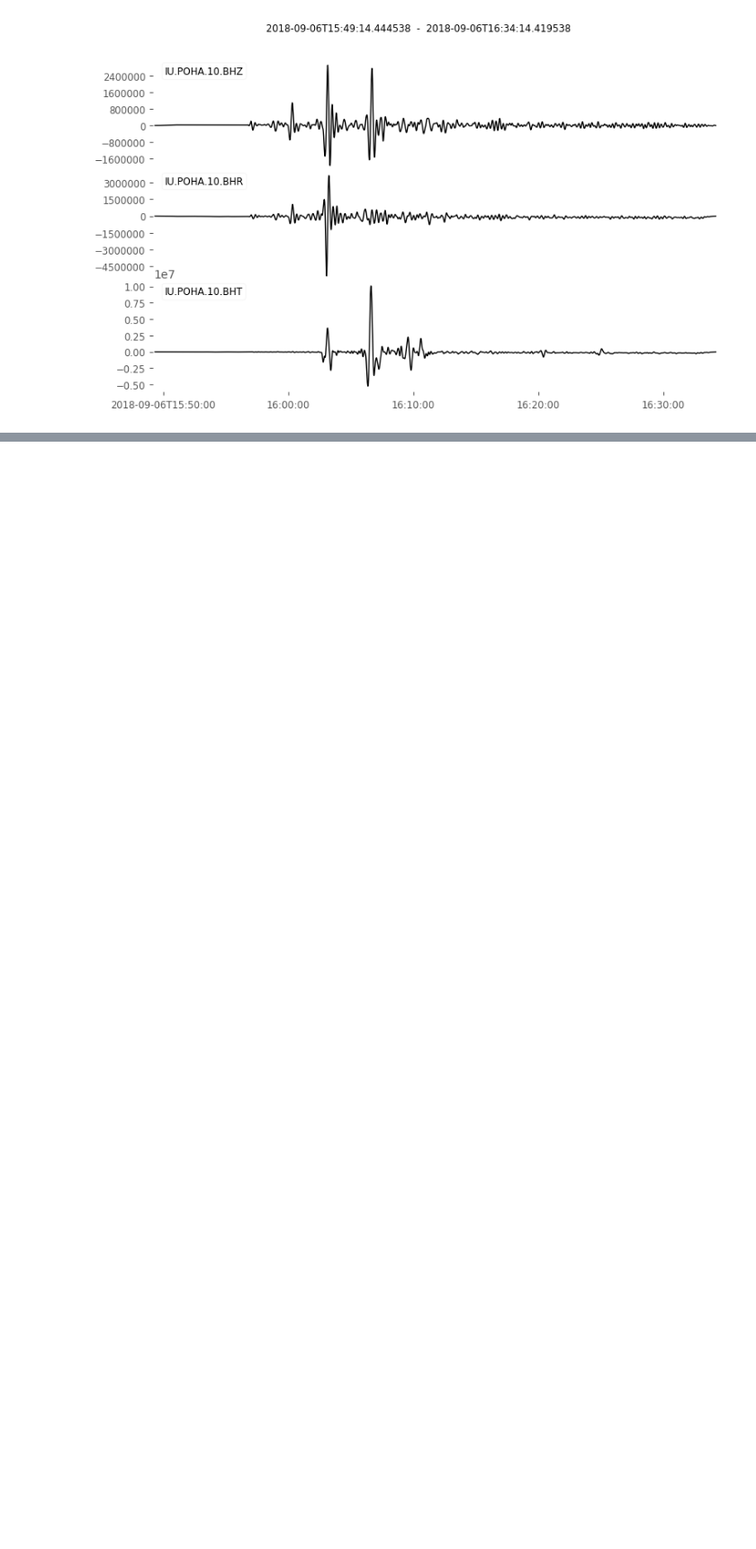
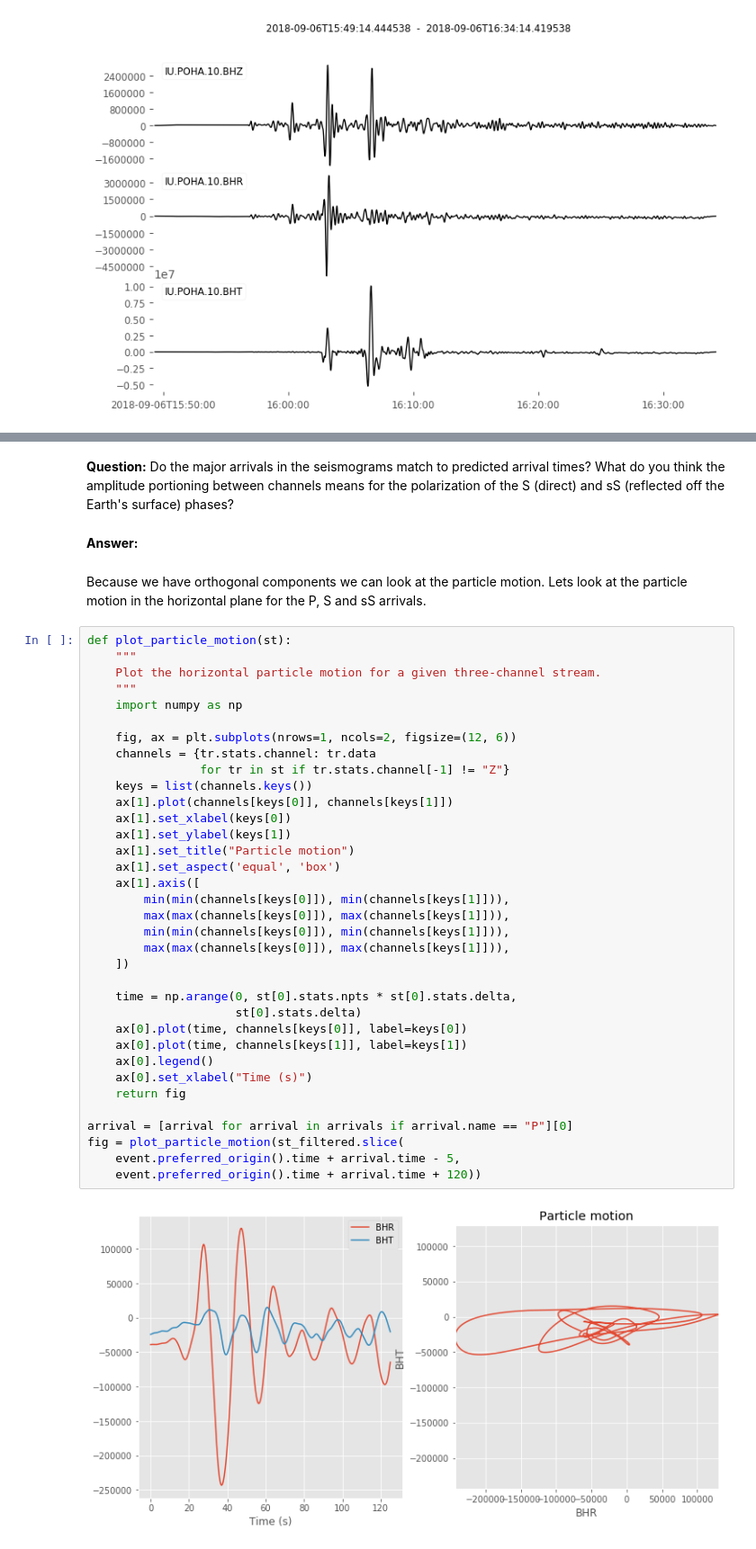
Before and after one commit to calum-chamberlain/GPHS445_notebooks, a Jupyter notebook: 2_Seismic_waves/1_Seismic_Waves.ipynb, the cells around one changed output, grey strips where cells are left out. Shown at 90% size. Cells and saved outputs as stored; diff of their text form; blank space fills up the shorter version.

```diff
--- a/2_Seismic_waves/1_Seismic_Waves.ipynb
+++ b/2_Seismic_waves/1_Seismic_Waves.ipynb
@@ -98,0 +158,45 @@ _ = fig.legend()
+# %% [markdown]
+**Question:** Do the major arrivals in the seismograms match to predicted arrival times? What do you think the amplitude
+portioning between channels means for the polarization of the S (direct) and sS (reflected off the Earth's surface) phases?
+# %% [markdown]
+**Answer:**
+# %% [markdown]
+Because we have orthogonal components we can look at the particle motion.  Lets look at the
+particle motion in the horizontal plane for the P, S and sS arrivals.
+# %%
+def plot_particle_motion(st):
+    """
+    Plot the horizontal particle motion for a given three-channel stream.
+    """
+    import numpy as np
+
+    fig, ax = plt.subplots(nrows=1, ncols=2, figsize=(12, 6))
+    channels = {tr.stats.channel: tr.data
+                for tr in st if tr.stats.channel[-1] != "Z"}
+    keys = list(channels.keys())
+    ax[1].plot(channels[keys[0]], channels[keys[1]])
+    ax[1].set_xlabel(keys[0])
+    ax[1].set_ylabel(keys[1])
+    ax[1].set_title("Particle motion")
+    ax[1].set_aspect('equal', 'box')
+    ax[1].axis([
+        min(min(channels[keys[0]]), min(channels[keys[1]])),
+        max(max(channels[keys[0]]), max(channels[keys[1]])),
+        min(min(channels[keys[0]]), min(channels[keys[1]])),
+        max(max(channels[keys[0]]), max(channels[keys[1]])),
+    ])
+
+    time = np.arange(0, st[0].stats.npts * st[0].stats.delta,
+                     st[0].stats.delta)
+    ax[0].plot(time, channels[keys[0]], label=keys[0])
+    ax[0].plot(time, channels[keys[1]], label=keys[1])
+    ax[0].legend()
+    ax[0].set_xlabel("Time (s)")
+    return fig
+
+arrival = [arrival for arrival in arrivals if arrival.name == "P"][0]
+fig = plot_particle_motion(st_filtered.slice(
+    event.preferred_origin().time + arrival.time - 5,
+    event.preferred_origin().time + arrival.time + 120))
+# %% [output]
+[figure, added]
```
Also changed, not shown: parts of 17 cells of this notebook, 5 other files.
